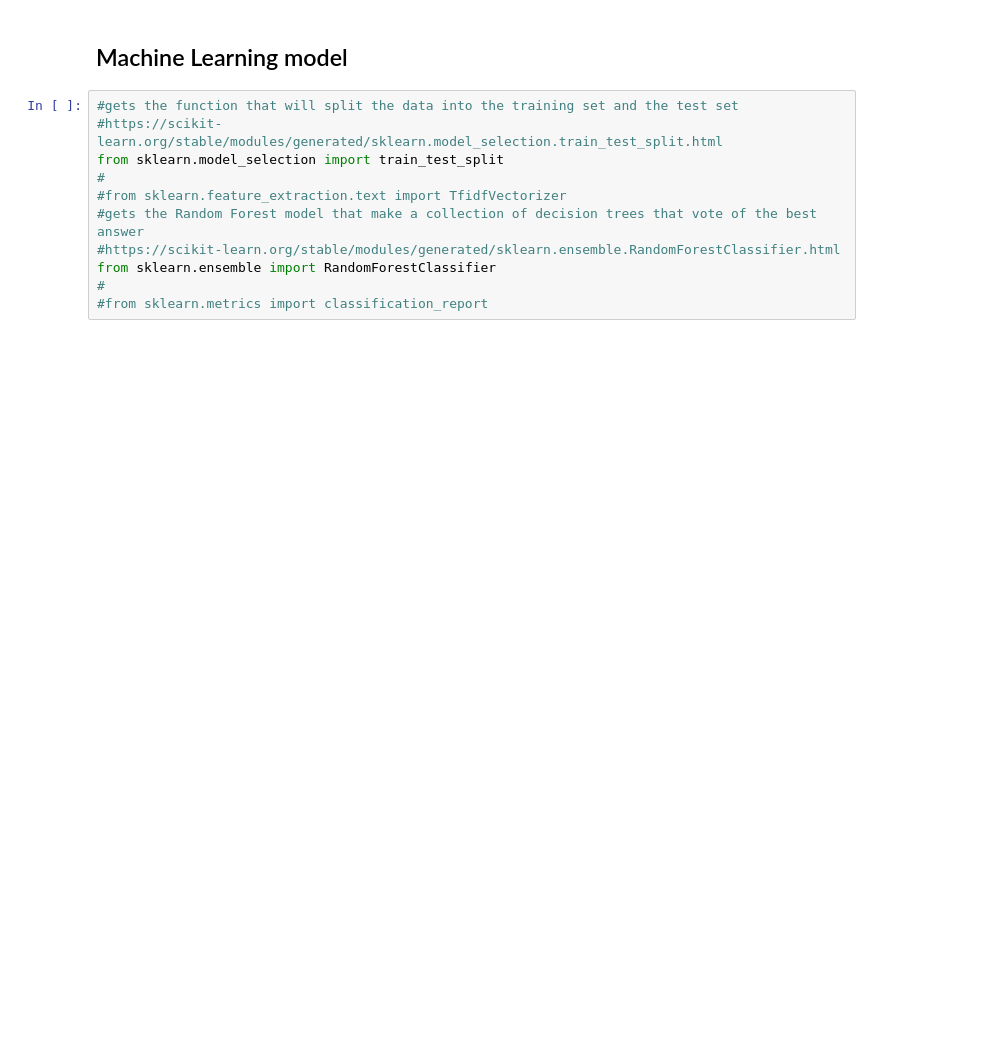
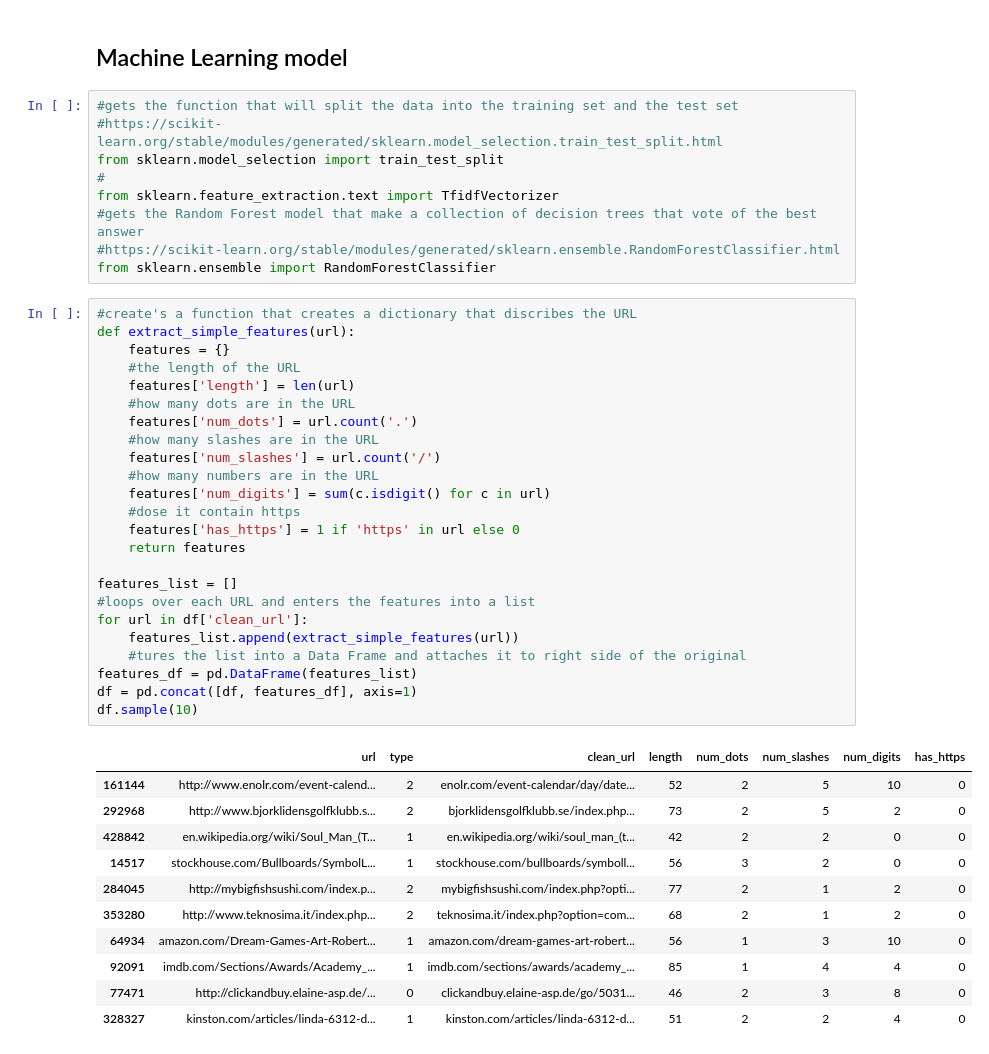
Before and after one commit to TheDelta220/Phishing-URL-Detection, a Jupyter notebook: Phishing URL Detection.ipynb, the cells around one changed output. Cells and saved outputs as stored; diff of their text form; blank space fills up the shorter version.

```diff
--- a/Phishing URL Detection.ipynb
+++ b/Phishing URL Detection.ipynb
@@ -96,9 +104,43 @@ df.sample(10)
 #https://scikit-learn.org/stable/modules/generated/sklearn.model_selection.train_test_split.html
 from sklearn.model_selection import train_test_split
 #
-#from sklearn.feature_extraction.text import TfidfVectorizer
+from sklearn.feature_extraction.text import TfidfVectorizer
 #gets the Random Forest model that make a collection of decision trees that vote of the best answer
 #https://scikit-learn.org/stable/modules/generated/sklearn.ensemble.RandomForestClassifier.html
 from sklearn.ensemble import RandomForestClassifier
-#
-#from sklearn.metrics import classification_report
+# %%
+#create's a function that creates a dictionary that discribes the URL
+def extract_simple_features(url):
+    features = {}
+    #the length of the URL
+    features['length'] = len(url)
+    #how many dots are in the URL
+    features['num_dots'] = url.count('.')
+    #how many slashes are in the URL
+    features['num_slashes'] = url.count('/')
+    #how many numbers are in the URL
+    features['num_digits'] = sum(c.isdigit() for c in url)
+    #dose it contain https
+    features['has_https'] = 1 if 'https' in url else 0
+    return features
+
+features_list = []
+#loops over each URL and enters the features into a list
+for url in df['clean_url']:
+    features_list.append(extract_simple_features(url))
+    #tures the list into a Data Frame and attaches it to right side of the original
+features_df = pd.DataFrame(features_list)
+df = pd.concat([df, features_df], axis=1)
+df.sample(10)
+# %% [output]
+|  | url | type | clean_url | length | num_dots | num_slashes | num_digits | has_https |
+| 161144 | http://www.enolr.com/event-calend... | 2 | enolr.com/event-calendar/day/date... | 52 | 2 | 5 | 10 | 0 |
+| 292968 | http://www.bjorklidensgolfklubb.s... | 2 | bjorklidensgolfklubb.se/index.php... | 73 | 2 | 5 | 2 | 0 |
+| 428842 | en.wikipedia.org/wiki/Soul_Man_(T... | 1 | en.wikipedia.org/wiki/soul_man_(t... | 42 | 2 | 2 | 0 | 0 |
+| 14517 | stockhouse.com/Bullboards/SymbolL... | 1 | stockhouse.com/bullboards/symboll... | 56 | 3 | 2 | 0 | 0 |
+| 284045 | http://mybigfishsushi.com/index.p... | 2 | mybigfishsushi.com/index.php?opti... | 77 | 2 | 1 | 2 | 0 |
+| 353280 | http://www.teknosima.it/index.php... | 2 | teknosima.it/index.php?option=com... | 68 | 2 | 1 | 2 | 0 |
+| 64934 | amazon.com/Dream-Games-Art-Robert... | 1 | amazon.com/dream-games-art-robert... | 56 | 1 | 3 | 10 | 0 |
+| 92091 | imdb.com/Sections/Awards/Academy_... | 1 | imdb.com/sections/awards/academy_... | 85 | 1 | 4 | 4 | 0 |
+| 77471 | http://clickandbuy.elaine-asp.de/... | 0 | clickandbuy.elaine-asp.de/go/5031... | 46 | 2 | 3 | 8 | 0 |
+| 328327 | kinston.com/articles/linda-6312-d... | 1 | kinston.com/articles/linda-6312-d... | 51 | 2 | 2 | 4 | 0 |
```
Also changed, not shown: parts of 9 cells of this notebook.
